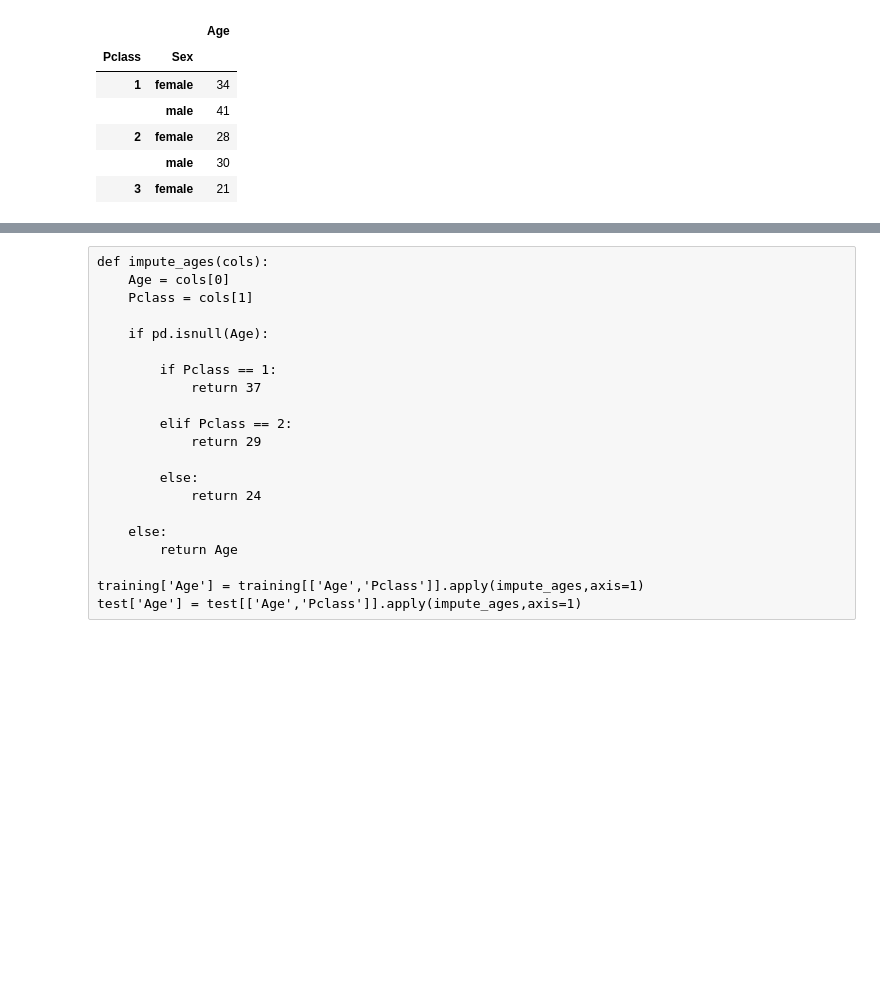
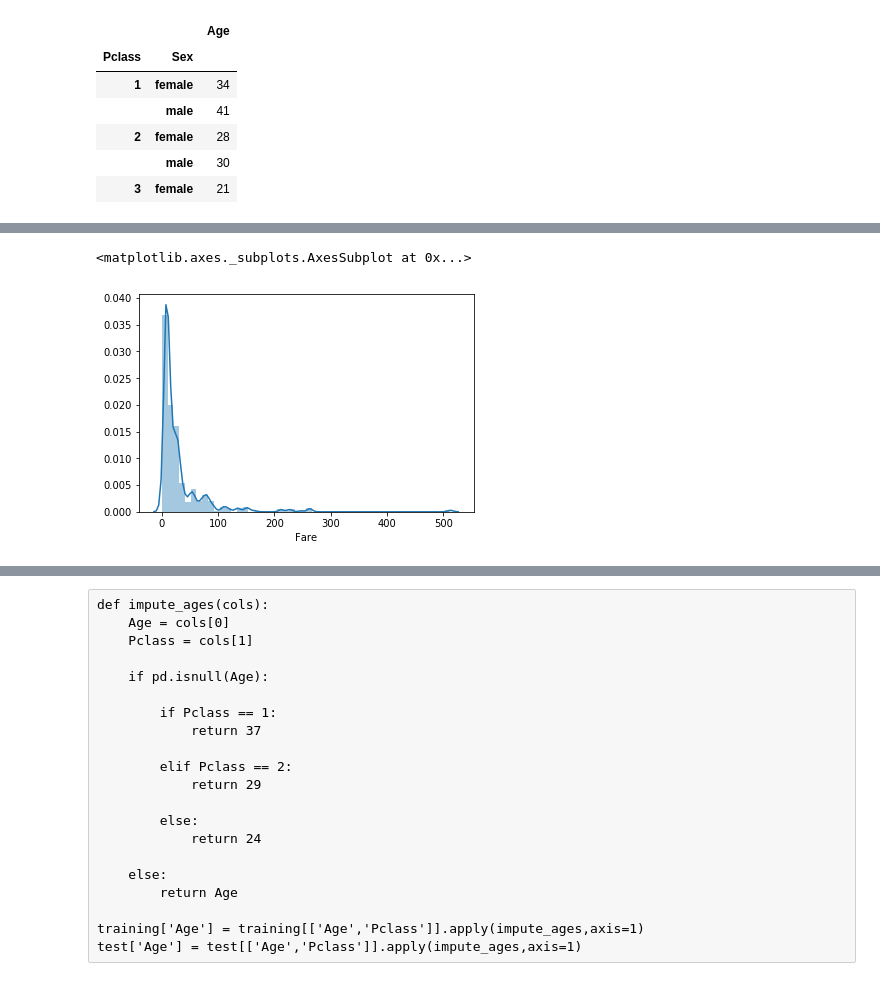
Before and after one commit to Healingl/titanic, a Jupyter notebook: titanic.ipynb, the cells around one changed output, grey strips where cells are left out. Drawn from its saved outputs; the diff is of its cells as text; code cells hidden in the pictures; blank space fills up the shorter version.

```diff
--- a/titanic.ipynb
+++ b/titanic.ipynb
@@ -122,0 +135,6 @@ training.head()
+# %%
+# We have only one feature with float values so let us look at the distribution of that feature ('Fare')
+sns.distplot(training.Fare)
+# %% [output]
+<matplotlib.axes._subplots.AxesSubplot at 0x...>
+[figure, added]
```
Also changed, not shown: parts of 28 cells of this notebook.
